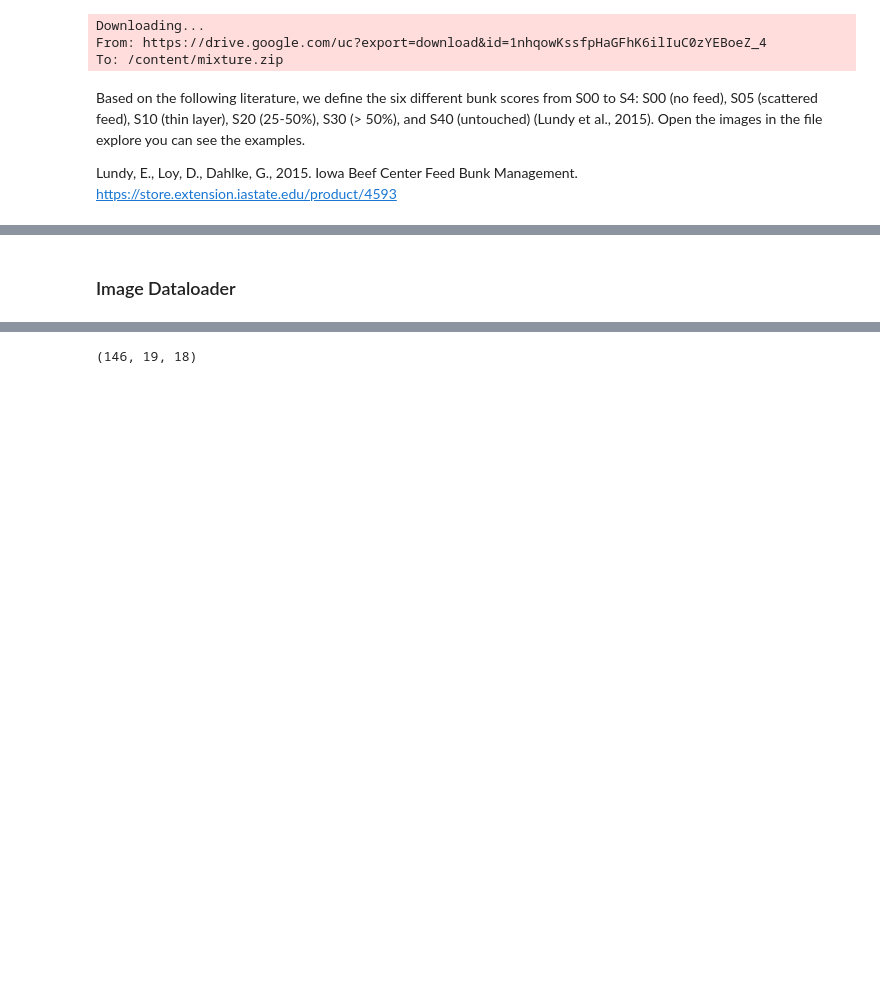
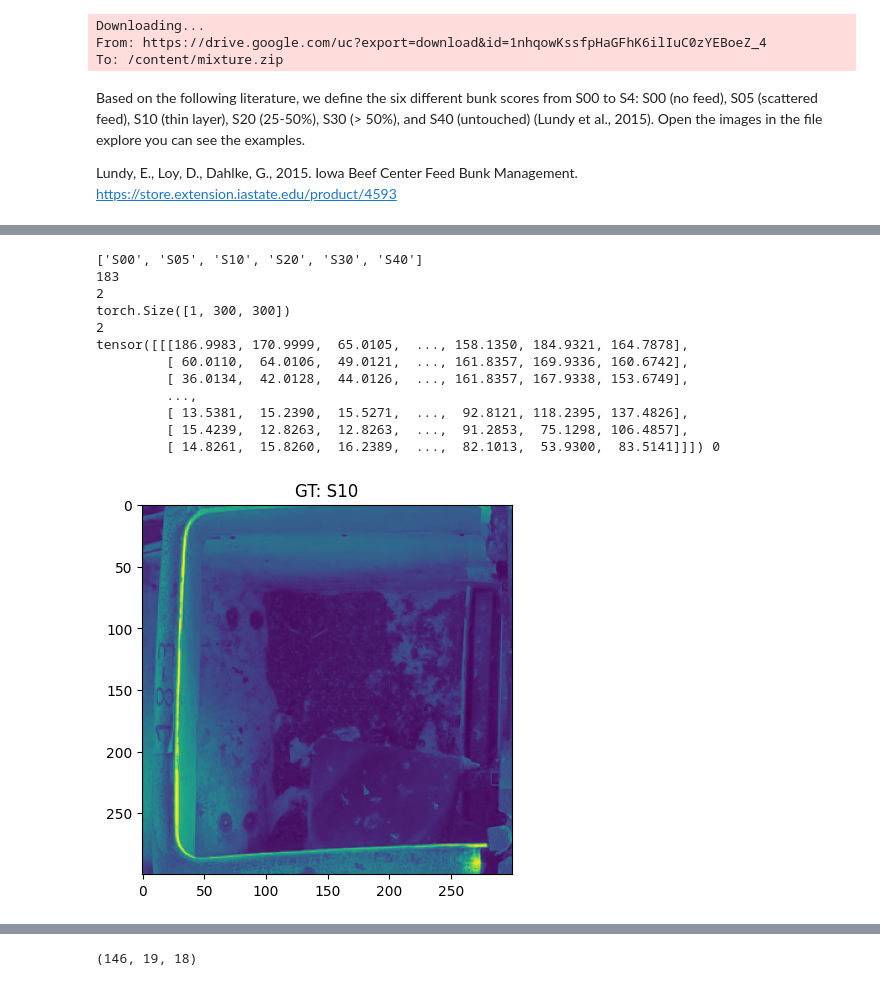
Before and after one commit to TAMIDSpiyalong/Decision-Science-for-Sustainable-Livestock-Systems, a Jupyter notebook: computer_vision_for_feed_grading.ipynb, the cells around one changed output, grey strips where cells are left out. Saved outputs shown, nothing was run; the diff lists cells and outputs as text; code cells hidden in the pictures; blank space fills up the shorter version.

```diff
--- a/computer_vision_for_feed_grading.ipynb
+++ b/computer_vision_for_feed_grading.ipynb
@@ -73,3 +84 @@ transform = transforms.Compose([
     ])
-# %% [markdown]
-### Image Dataloader
@@ -78 +85,39 @@ images = datasets.ImageFolder('mixture/',transform)
+# %%
+images = torchvision.datasets.ImageFolder('mixture/',transform)
+
+class_names = images.classes
+print(images.classes)
+print(len(images))
+print(len(images[99]))
+
+image_tensor = images[100][0]
+
+print(image_tensor.shape)
+
+image_label = images[100][1]
+
+print(image_label)
+
+print(images[0][0]*255,images[0][1])
+
+image_to_display = image_tensor.permute(1, 2, 0).cpu().numpy()
+
+# Display the image
+plt.title('GT: '+class_names[int(image_label)])
+plt.imshow(image_to_display)
+plt.show()
+# %% [output]
+['S00', 'S05', 'S10', 'S20', 'S30', 'S40']
+183
+2
+torch.Size([1, 300, 300])
+2
+tensor([[[186.9983, 170.9999,  65.0105,  ..., 158.1350, 184.9321, 164.7878],
+         [ 60.0110,  64.0106,  49.0121,  ..., 161.8357, 169.9336, 160.6742],
+         [ 36.0134,  42.0128,  44.0126,  ..., 161.8357, 167.9338, 153.6749],
+         ...,
+         [ 13.5381,  15.2390,  15.5271,  ...,  92.8121, 118.2395, 137.4826],
+         [ 15.4239,  12.8263,  12.8263,  ...,  91.2853,  75.1298, 106.4857],
+         [ 14.8261,  15.8260,  16.2389,  ...,  82.1013,  53.9300,  83.5141]]]) 0
+[figure, added]
 # %% [markdown]
```
Also changed, not shown: parts of 39 cells of this notebook.
